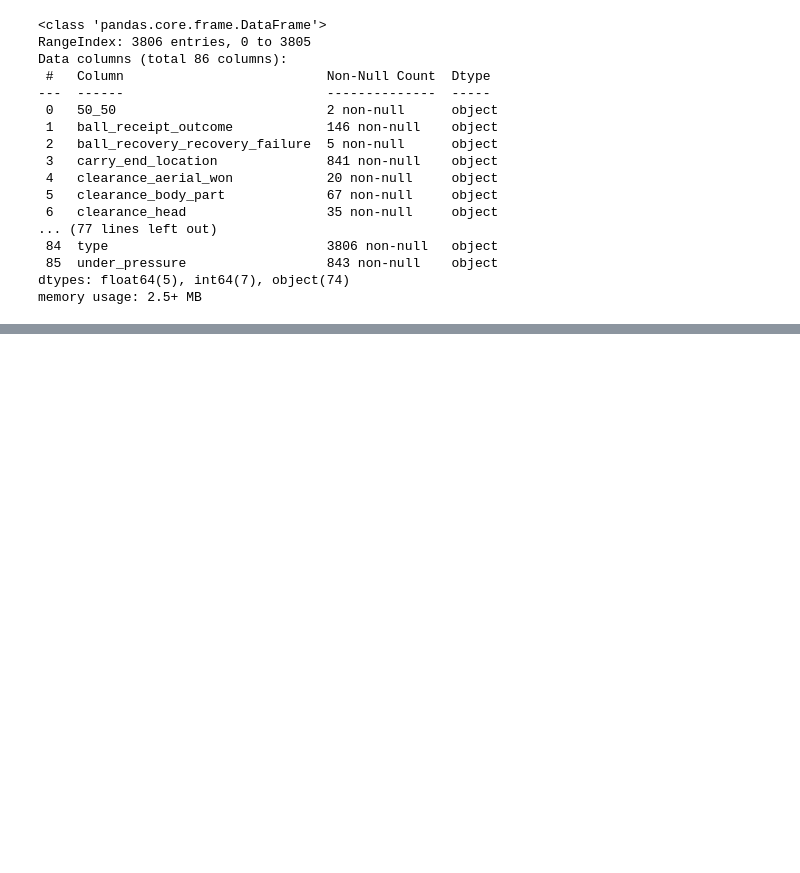
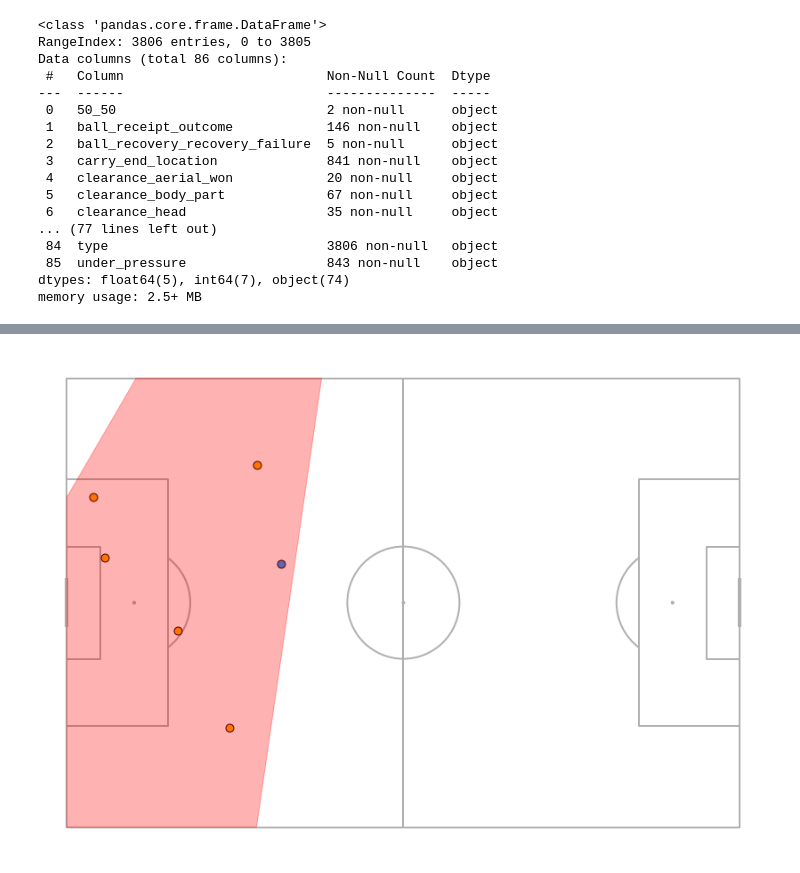
Before and after one commit to ryaa2020/Throw-ins-Gain-the-Upper-Hand, a Jupyter notebook: starter.ipynb, the cells around one changed output, grey strips where cells are left out. Cells and saved outputs as stored; diff of their text form; code cells hidden in the pictures; blank space fills up the shorter version.

Commit message:
added visualization

```diff
--- a/starter.ipynb
+++ b/starter.ipynb
@@ -140,0 +216,31 @@ events.loc[events['play_pattern'] == 'From Throw In']
+# %%
+import matplotlib.pyplot as plt
+# import mplsoccer
+from mplsoccer import Pitch, Sbopen
+import numpy as np
+
+## load in Statsbomb360 data remotely
+parser = Sbopen()
+frames, visible = parser.frame(3788741)
+
+## get plotting data
+frame_idx = 13
+frame_id = visible.iloc[frame_idx].id
+
+visible_area = np.array(visible.iloc[frame_idx].visible_area).reshape(-1, 2)
+player_position_data = frames[frames.id == frame_id]
+
+teammate_locs = player_position_data[player_position_data.teammate]
+opponent_locs = player_position_data[~player_position_data.teammate]
+
+## set up pitch
+p = Pitch(pitch_type='statsbomb')
+fig, ax = p.draw(figsize=(12,8))
+
+p.scatter(teammate_locs.x, teammate_locs.y, c='orange', s=80, ec='k', ax=ax)
+p.scatter(opponent_locs.x, opponent_locs.y, c='dodgerblue', s=80, ec='k', ax=ax)
+p.polygon([visible_area], color=(1, 0, 0, 0.3), ax=ax)
+
+plt.show()
+# %% [output]
+[figure, added]
```
Also changed, not shown: parts of 8 cells of this notebook.
